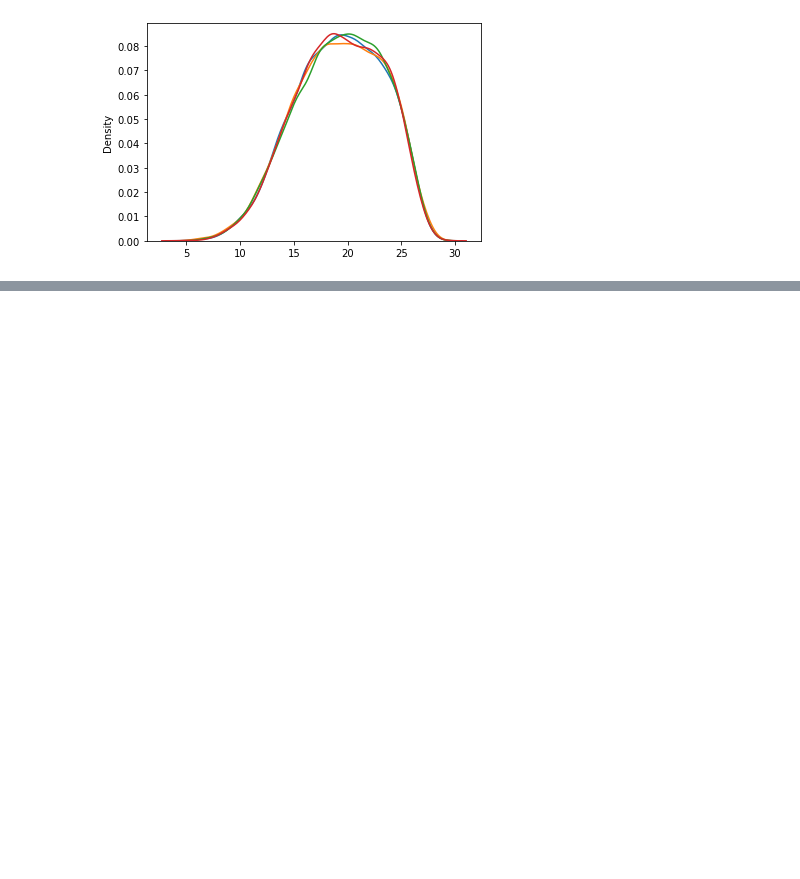
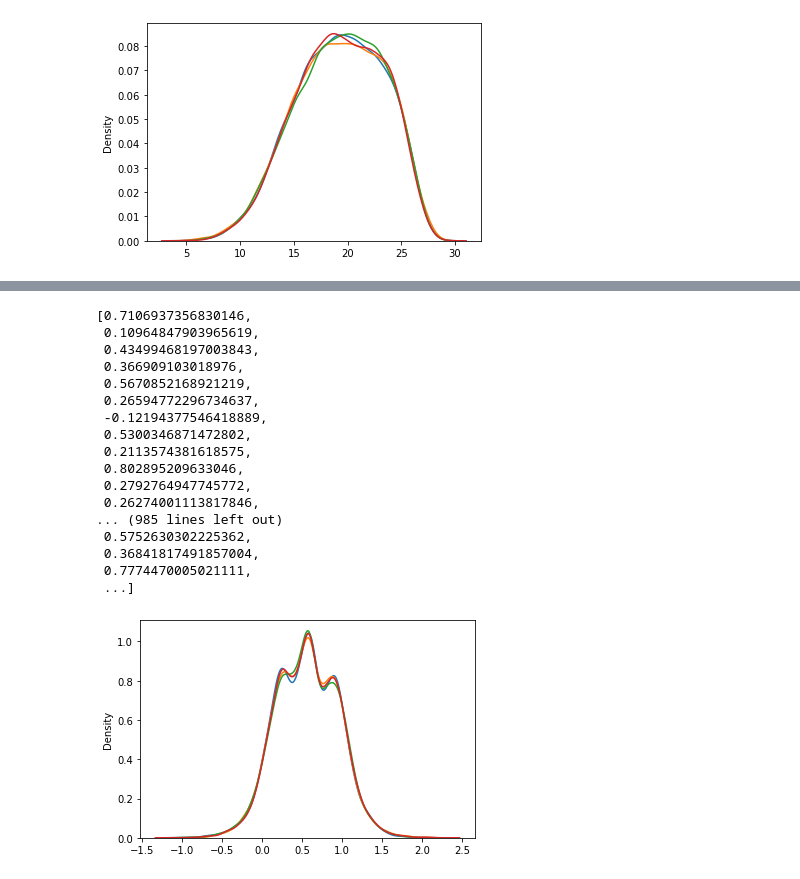
Before and after one commit to hungpham13/Distributed-data-discretization, a Jupyter notebook: Data-preparation.ipynb, the cells around one changed output, grey strips where cells are left out. Cells and saved outputs as stored; diff of their text form; code cells hidden in the pictures; blank space fills up the shorter version.

```diff
--- a/Data-preparation.ipynb
+++ b/Data-preparation.ipynb
@@ -140,0 +161,33 @@ sns.kdeplot(data2021[100])
+# %%
+def generate_true_dist(config, num_sample):
+    result = []
+    partial_num = round(num_sample/len(config))
+    for (mu,sigma) in config:
+        s = np.random.normal(mu, sigma, partial_num).tolist()
+        result.extend(s)
+    sns.kdeplot(result)
+    return result
+# %%
+generate_true_dist(config, 10000)
+generate_true_dist(config, 10000)
+generate_true_dist(config, 10000)
+generate_true_dist(config, 10000)
+# %% [output]
+[0.7106937356830146,
+ 0.10964847903965619,
+ 0.43499468197003843,
+ 0.366909103018976,
+ 0.5670852168921219,
+ 0.26594772296734637,
+ -0.12194377546418889,
+ 0.5300346871472802,
+ 0.2113574381618575,
+ 0.802895209633046,
+ 0.2792764947745772,
+ 0.26274001113817846,
+... (985 lines left out)
+ 0.5752630302225362,
+ 0.36841817491857004,
+ 0.7774470005021111,
+ ...]
+[figure, added]
```
Also changed, not shown: parts of 3 cells of this notebook.
